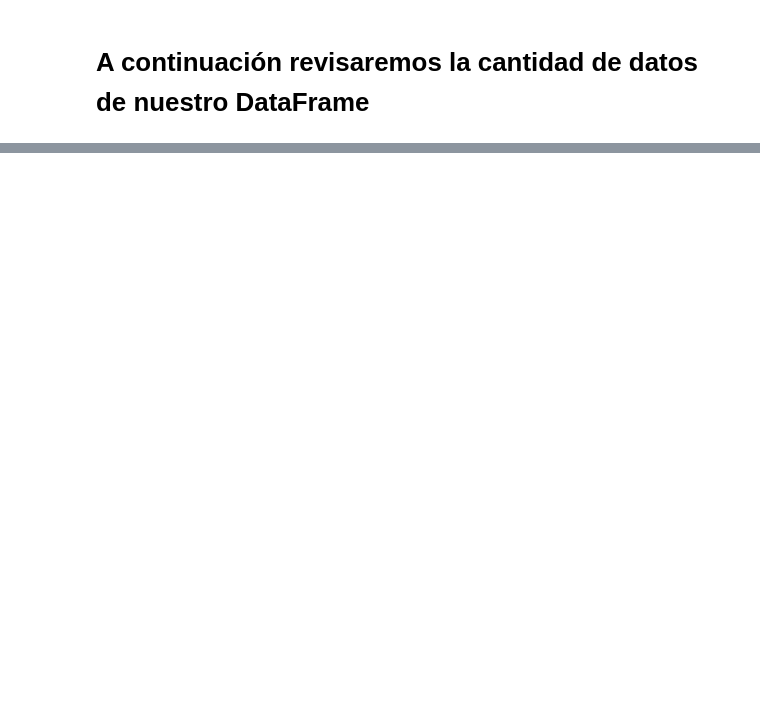
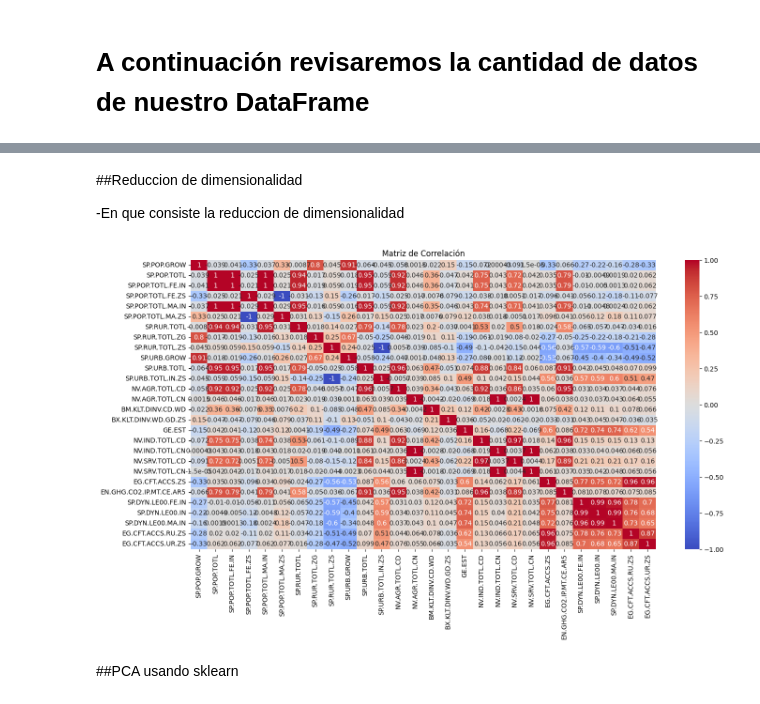
Before and after one commit to Felipe4444/Portafolio, a Jupyter notebook: Portafolio.ipynb, the cells around one changed output, grey strips where cells are left out. Saved outputs shown, nothing was run; the diff lists cells and outputs as text; code cells hidden in the pictures; blank space fills up the shorter version.

```diff
--- a/Portafolio.ipynb
+++ b/Portafolio.ipynb
@@ -190,0 +193,8 @@ El dataFrame contiene 197 filas y 36columnas, de las cuales 24 contiene registro
+# %%
+paises_wb = paises_wb.drop(columns= ['country', 'Country'])
+# %%
+from sklearn.impute import SimpleImputer
+import numpy as np
+simple = SimpleImputer(missing_values=np.nan, strategy='mean')
+imputer = simple.fit_transform(paises_wb)
+paises_wb = pd.DataFrame(imputer, columns=paises_wb.columns)
@@ -190,0 +215,7 @@ El dataFrame contiene 197 filas y 36columnas, de las cuales 24 contiene registro
+# %%
+y = paises_wb['NY.GDP.MKTP.PP.KD']
+X = paises_wb.drop(columns='NY.GDP.MKTP.PP.KD')
+# %% [markdown]
+##Reduccion de dimensionalidad
+
+-En que consiste la reduccion de dimensionalidad
@@ -190,0 +230,15 @@ El dataFrame contiene 197 filas y 36columnas, de las cuales 24 contiene registro
+# %%
+# Escalar datos
+scaler = StandardScaler()
+X_std = scaler.fit_transform(X)
+X_std = pd.DataFrame(X_std, columns=X.columns)
+# %%
+corr = X_std.corr()
+plt.figure(figsize=(16, 8))
+sns.heatmap(corr, annot=True, cmap='coolwarm')
+plt.title("Matriz de Correlación")
+plt.show()
+# %% [output]
+[figure, added]
+# %% [markdown]
+##PCA usando sklearn
```
Also changed, not shown: parts of 28 cells of this notebook.
